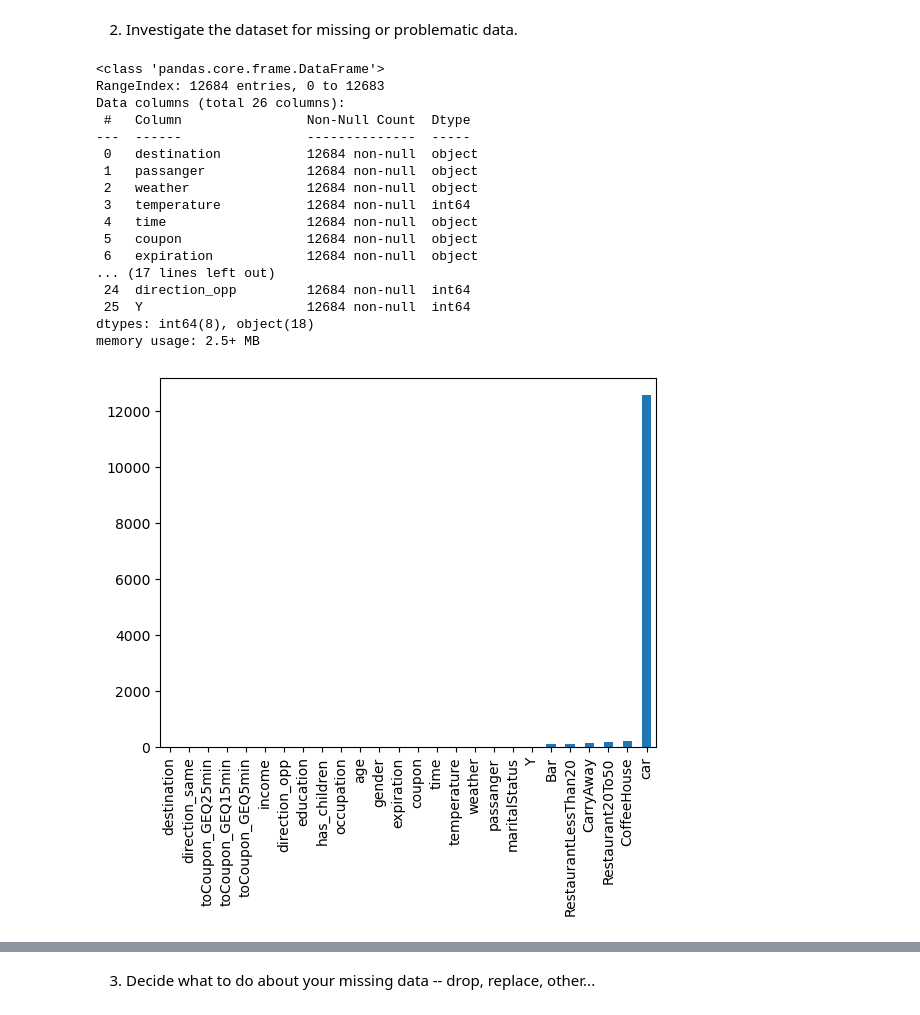
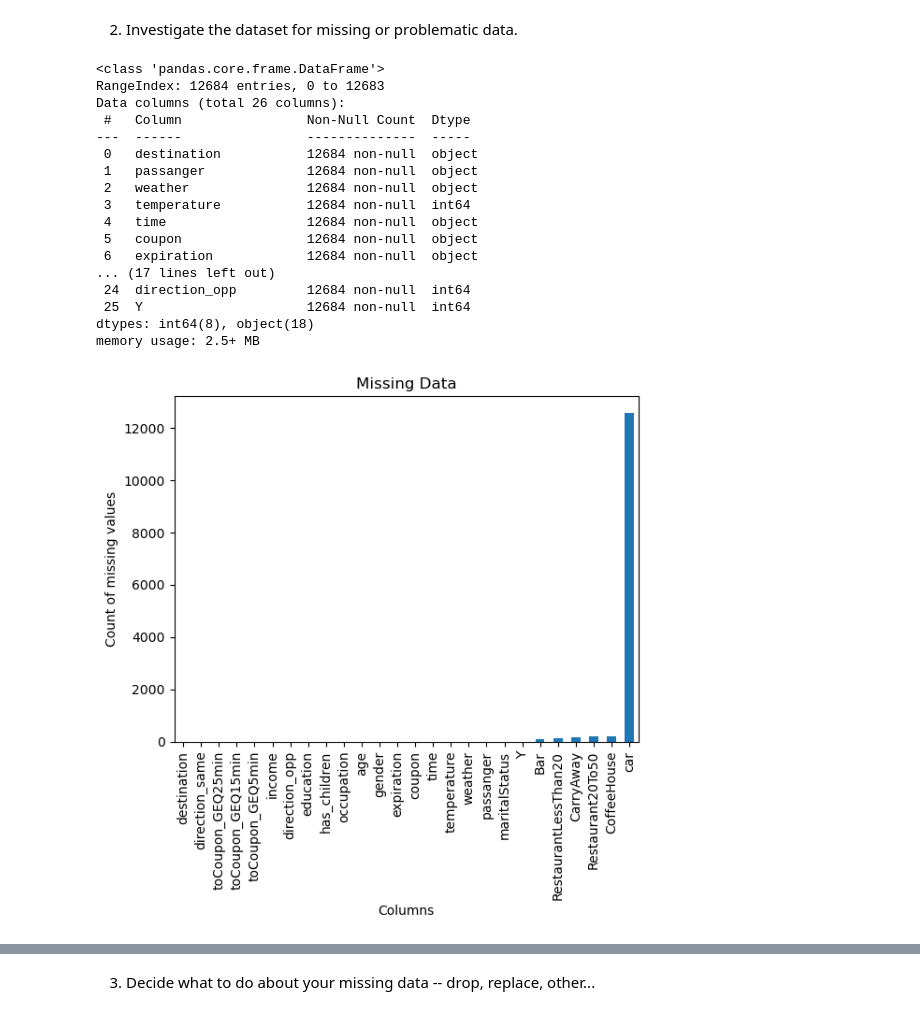
Before and after one commit to Etavonni/Assignment5.1, a Jupyter notebook: Assignment5_1.ipynb, the cells around one changed output, grey strips where cells are left out. Drawn from its saved outputs; the diff is of its cells as text; code cells hidden in the pictures.

```diff
--- a/Assignment5_1.ipynb
+++ b/Assignment5_1.ipynb
@@ -83,26 +83,29 @@ data.head()
 # %%
 data.info()
 data.isnull().sum().sort_values().plot(kind = "bar")
+plt.title("Missing Data")
+plt.xlabel("Columns")
+plt.ylabel("Count of missing values")
 plt.show()
 # %% [output]
 <class 'pandas.core.frame.DataFrame'>
 RangeIndex: 12684 entries, 0 to 12683
 Data columns (total 26 columns):
  #   Column                Non-Null Count  Dtype
 ---  ------                --------------  -----
  0   destination           12684 non-null  object
  1   passanger             12684 non-null  object
  2   weather               12684 non-null  object
  3   temperature           12684 non-null  int64
  4   time                  12684 non-null  object
  5   coupon                12684 non-null  object
  6   expiration            12684 non-null  object
 ... (17 lines left out)
  24  direction_opp         12684 non-null  int64
  25  Y                     12684 non-null  int64
 dtypes: int64(8), object(18)
 memory usage: 2.5+ MB
-[figure, old version]
+[figure, new version]
 # %%
 # Column 'car' has a lot of null values. Examine rest of the values in 'car' to see if it's worth keeping.
 a = data.dropna()['car']
```
Also changed, not shown: parts of 18 cells of this notebook, 1 other file.
